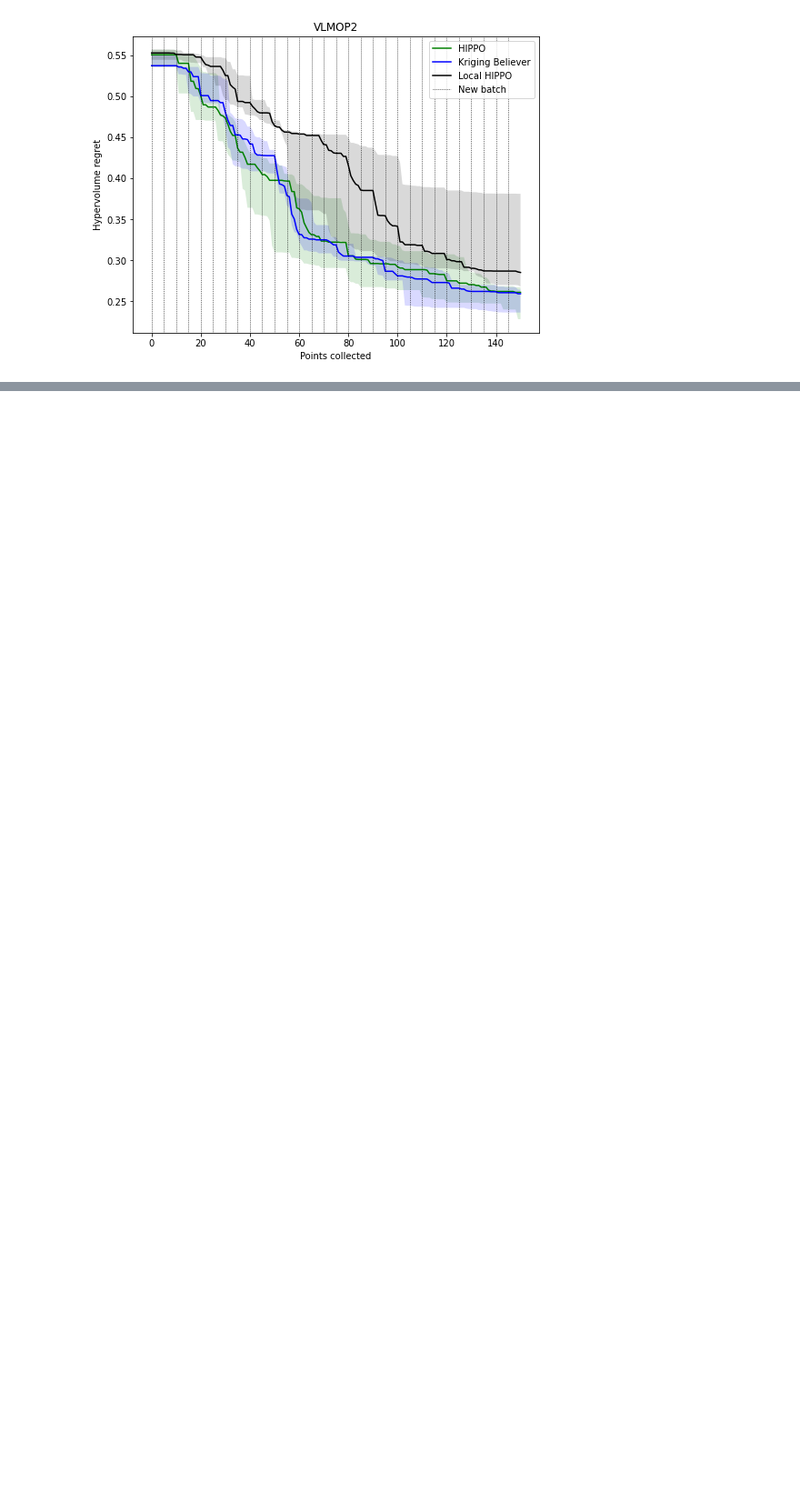
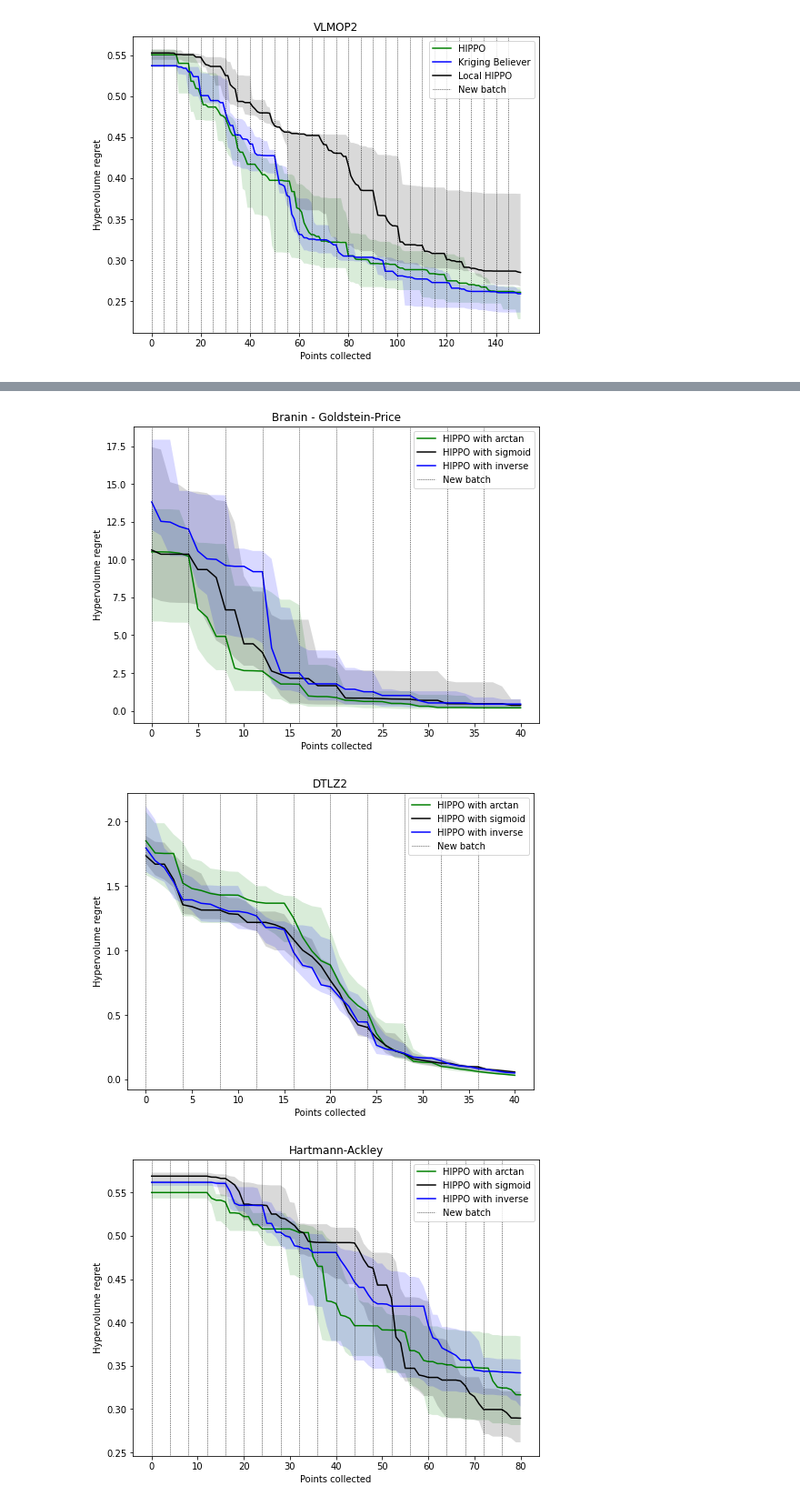
Before and after one commit to apaleyes/trieste, a Jupyter notebook: docs/notebooks/mo_lp/plot_results.ipynb, the cells around one changed output, grey strips where cells are left out. Shown at 91% size. Cells and saved outputs as stored; diff of their text form; code cells hidden in the pictures; blank space fills up the shorter version.

Commit message:
Experiments with warping functions

```diff
--- a/docs/notebooks/mo_lp/plot_results.ipynb
+++ b/docs/notebooks/mo_lp/plot_results.ipynb
@@ -513,0 +547,35 @@ plt.show()
+# %%
+for config in configs:
+
+    filename = f"HIPPO_{config['name']}_n_initial_points_{config['n_initial_points']}" + \
+               f"_n_query_points_{config['n_query_points']}" + \
+               f"_n_optimization_steps_{config['n_optimization_steps']}" + \
+                "_n_repeats_10_seed_None"
+
+    sigmoidhippo_hv_regret = np.loadtxt(f"results/sigmoid{filename}", delimiter=",")
+    inversehippo_hv_regret = np.loadtxt(f"results/inverse{filename}", delimiter=",")
+    hippo_hv_regret = np.loadtxt(f"results/{filename}", delimiter=",")
+
+    n_query_points = config['n_query_points']
+    n_optimization_steps = config['n_optimization_steps']
+
+
+    # regret
+    x = range(n_query_points * n_optimization_steps + 1)
+
+    plot_median_quantiles(x, hippo_hv_regret, 'g', 'HIPPO with arctan')
+    plot_median_quantiles(x, sigmoidhippo_hv_regret, 'k', 'HIPPO with sigmoid')
+    plot_median_quantiles(x, inversehippo_hv_regret, 'b', 'HIPPO with inverse')
+    plt.axvline(x=0, c='k', ls=':', lw=0.75, label="New batch")
+    for xc in range(n_query_points, n_query_points * n_optimization_steps, n_query_points):
+        plt.axvline(x=xc, c='k', ls=':', lw=0.75)
+    plt.title(config['plot_title'])
+    plt.xlabel("Points collected")
+    plt.ylabel("Hypervolume regret")
+    plt.legend()
+    save_plot(f"warping_exp-{config['name']}_hv_regret")
+    plt.show()
+# %% [output]
+[figure, added]
+[figure, added]
+[figure, added]
```
Also changed, not shown: parts of 9 cells of this notebook, 10 other files.
